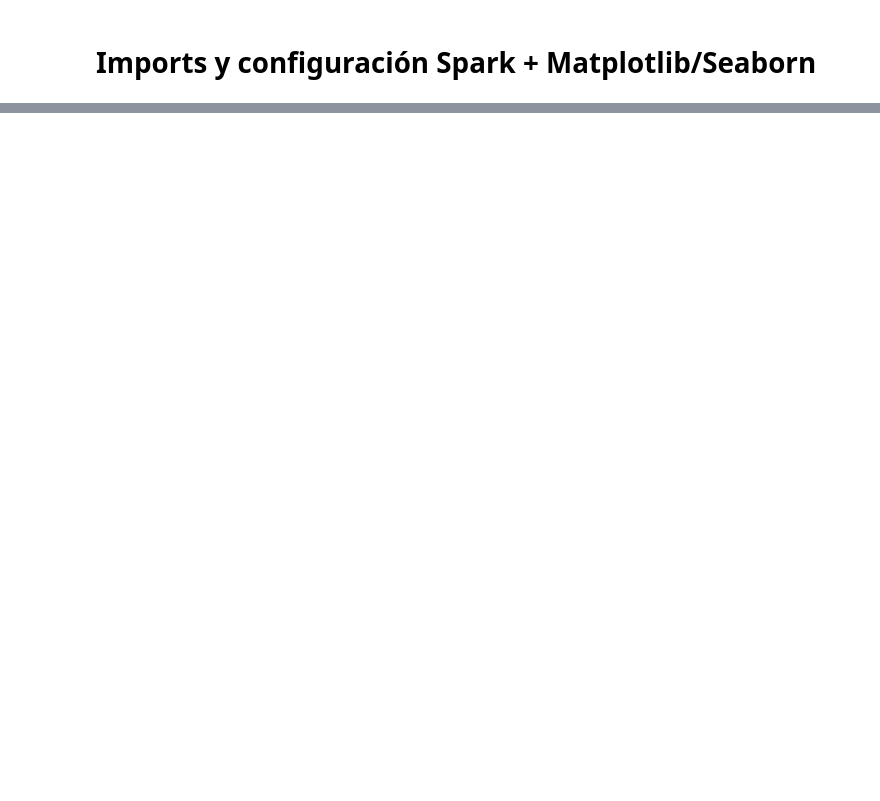
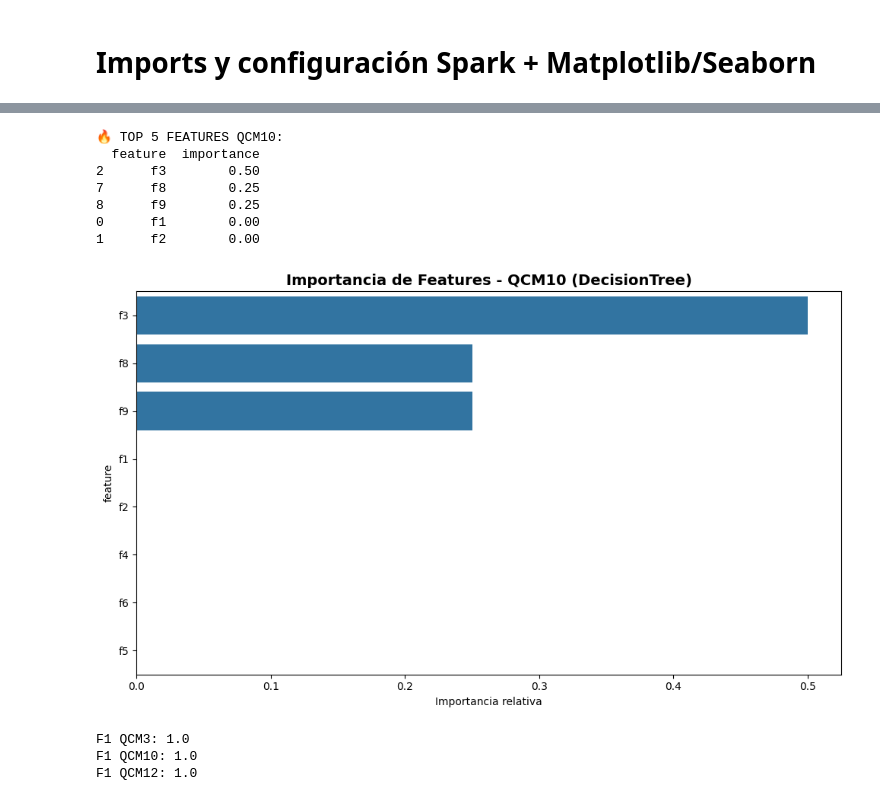
Before and after one commit to Chijiro31/QCM-Sensor-Alcohol-Dataset, a Jupyter notebook: Proyecto_QCM/notebooks/Analisis_QCM.ipynb, the cells around one changed output, grey strips where cells are left out. Saved outputs shown, nothing was run; the diff lists cells and outputs as text; code cells hidden in the pictures; blank space fills up the shorter version.

```diff
--- a/Proyecto_QCM/notebooks/Analisis_QCM.ipynb
+++ b/Proyecto_QCM/notebooks/Analisis_QCM.ipynb
@@ -52,0 +284,63 @@ FileNotFoundError: [Errno 2] No such file or directory: 'QCM3.csv'
+# %%
+# Feature importance CORREGIDO para QCM10 usando DATA filtrado
+from sklearn.tree import DecisionTreeClassifier
+from sklearn.model_selection import train_test_split
+from sklearn.preprocessing import StandardScaler
+import matplotlib.pyplot as plt
+import seaborn as sns
+
+numeric_features = ['f1','f2','f3','f4','f5','f6','f7','f8','f9','f10']
+
+# FILTRAR data por QCM10
+data_qcm10 = data[data['sensor'] == 'QCM10'].copy()
+X_qcm10 = data_qcm10[numeric_features]  # ← USA data filtrado, NO qcm10
+y_qcm10 = data_qcm10['solvente']
+
+# Split
+X_train10, X_test10, y_train10, y_test10 = train_test_split(
+    X_qcm10, y_qcm10, train_size=0.8, random_state=42, stratify=y_qcm10
+)
+
+# Escalar
+scaler10 = StandardScaler()
+X_train10_scaled = scaler10.fit_transform(X_train10)
+
+# DecisionTree
+tree = DecisionTreeClassifier(random_state=42, max_depth=5)
+tree.fit(X_train10_scaled, y_train10)
+
+# IMPORTANCIA FEATURES
+importancia = pd.DataFrame({
+    'feature': numeric_features,
+    'importance': tree.feature_importances_
+}).sort_values('importance', ascending=False)
+
+print("🔥 TOP 5 FEATURES QCM10:")
+print(importancia.head())
+
+# GRÁFICO para informe
+plt.figure(figsize=(10,6))
+sns.barplot(data=importancia.head(8), x='importance', y='feature')
+plt.title("Importancia de Features - QCM10 (DecisionTree)", fontsize=14, fontweight='bold')
+plt.xlabel("Importancia relativa")
+plt.tight_layout()
+plt.savefig('feature_importance_qcm10.png', dpi=300, bbox_inches='tight')
+plt.show()
+# %% [output]
+🔥 TOP 5 FEATURES QCM10:
+  feature  importance
+2      f3        0.50
+7      f8        0.25
+8      f9        0.25
+0      f1        0.00
+1      f2        0.00
+[figure, added]
+# %%
+# RÁPIDO - solo para confirmar F1-scores
+print("F1 QCM3:", f1_qcm3)
+print("F1 QCM10:", f1_qcm10)
+print("F1 QCM12:", f1_qcm12)
+# %% [output]
+F1 QCM3: 1.0
+F1 QCM10: 1.0
+F1 QCM12: 1.0
```
Also changed, not shown: parts of 23 cells of this notebook.
